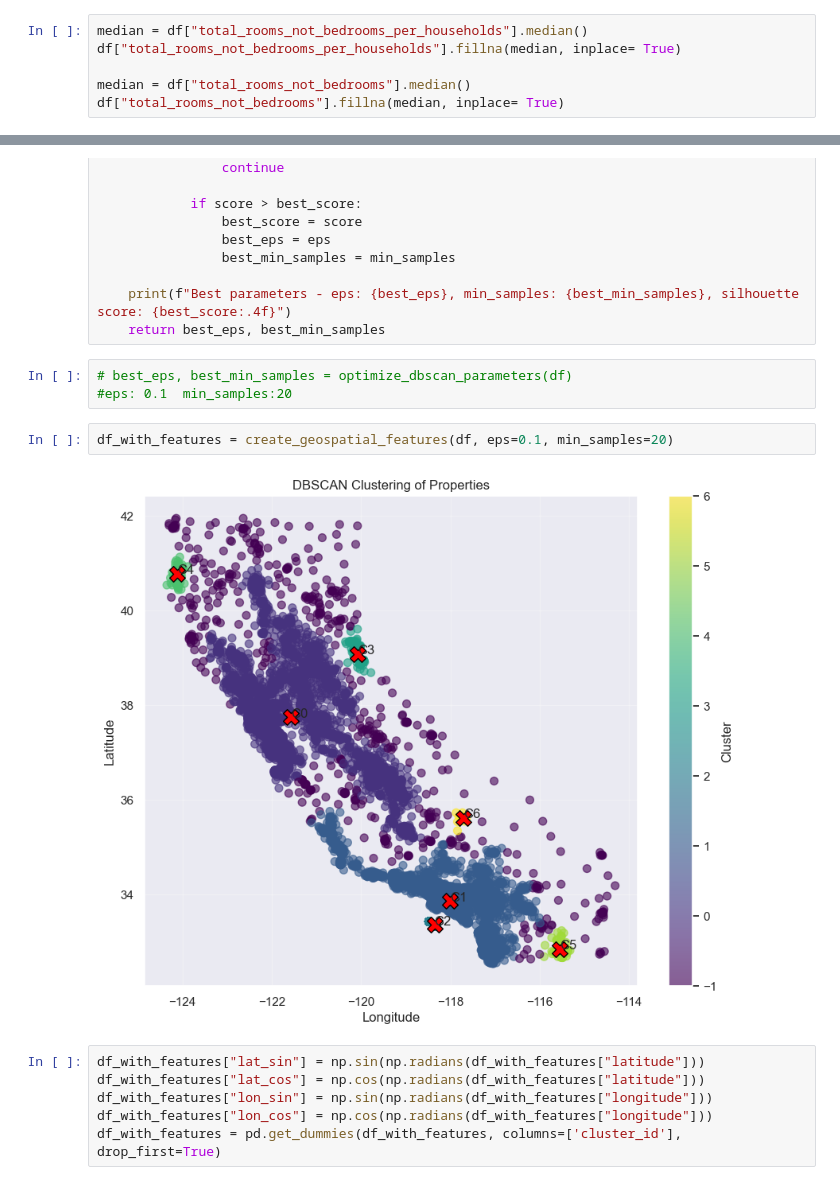
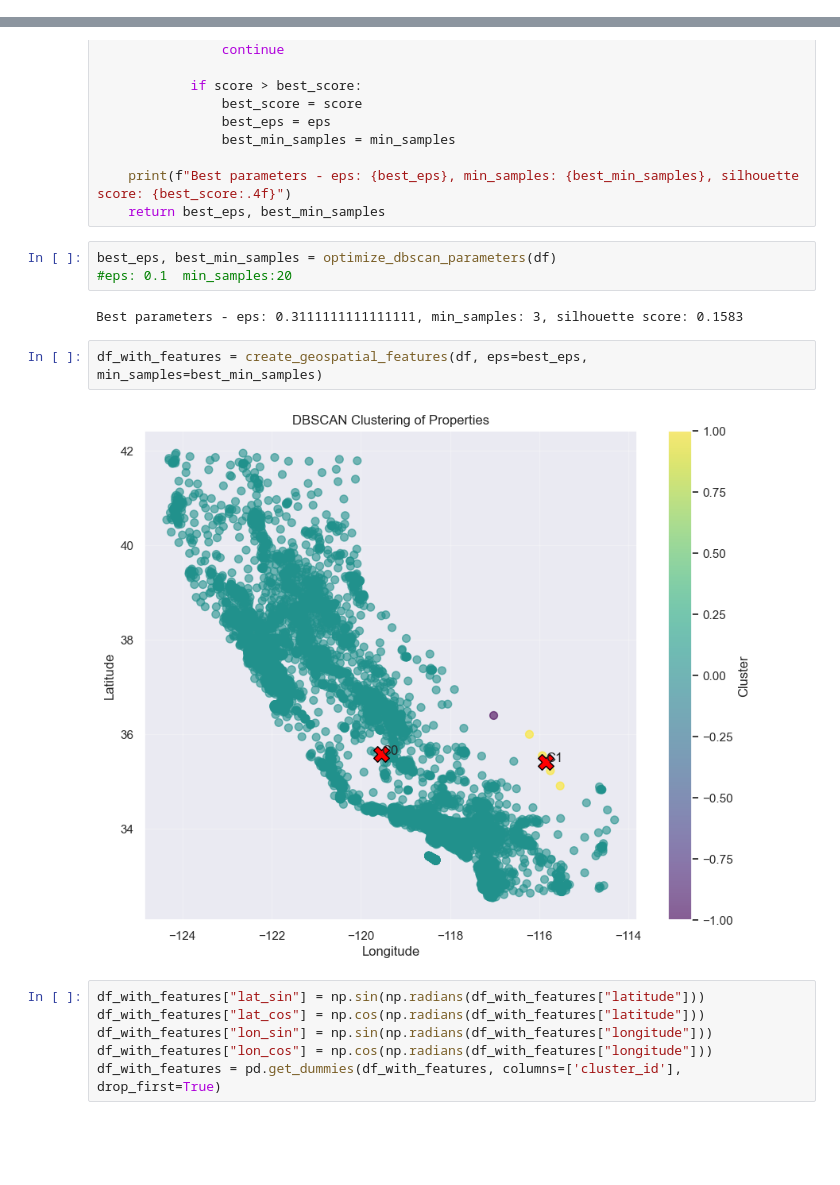
Before and after one commit to jvbfr/housing_prices, a Jupyter notebook: notebooks/predict_housing_embeddings.ipynb, the cells around one changed output, grey strips where cells are left out. Cells and saved outputs as stored; diff of their text form; blank space fills up the shorter version.

```diff
--- a/notebooks/predict_housing_embeddings.ipynb
+++ b/notebooks/predict_housing_embeddings.ipynb
@@ -43,9 +43,3 @@ df.head()
-# %%
-median = df["total_rooms_not_bedrooms_per_households"].median()
-df["total_rooms_not_bedrooms_per_households"].fillna(median, inplace= True)
-
-median = df["total_rooms_not_bedrooms"].median()
-df["total_rooms_not_bedrooms"].fillna(median, inplace= True)
 # %%
 df.columns
 # %% [output]
@@ -226,12 +221,14 @@ def optimize_dbscan_parameters(df, eps_range=(0.1, 2.0), min_samples_range=(3, 2
     print(f"Best parameters - eps: {best_eps}, min_samples: {best_min_samples}, silhouette score: {best_score:.4f}")
     return best_eps, best_min_samples
 # %%
-# best_eps, best_min_samples = optimize_dbscan_parameters(df)
+best_eps, best_min_samples = optimize_dbscan_parameters(df)
 #eps: 0.1  min_samples:20
+# %% [output]
+Best parameters - eps: 0.3111111111111111, min_samples: 3, silhouette score: 0.1583
 # %%
-df_with_features = create_geospatial_features(df, eps=0.1, min_samples=20)
+df_with_features = create_geospatial_features(df, eps=best_eps, min_samples=best_min_samples)
 # %% [output]
-[figure, old version]
+[figure, new version]
 # %%
 df_with_features["lat_sin"] = np.sin(np.radians(df_with_features["latitude"]))
 df_with_features["lat_cos"] = np.cos(np.radians(df_with_features["latitude"]))
```
Also changed, not shown: parts of 11 cells of this notebook, 7 other files.
